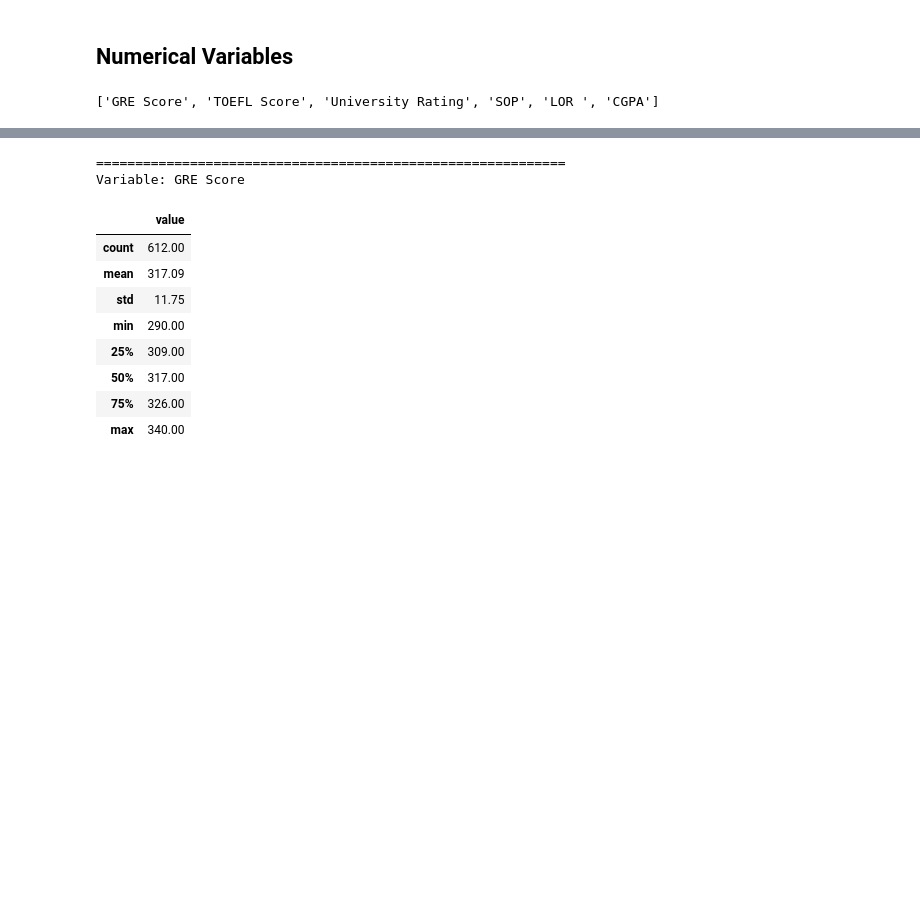
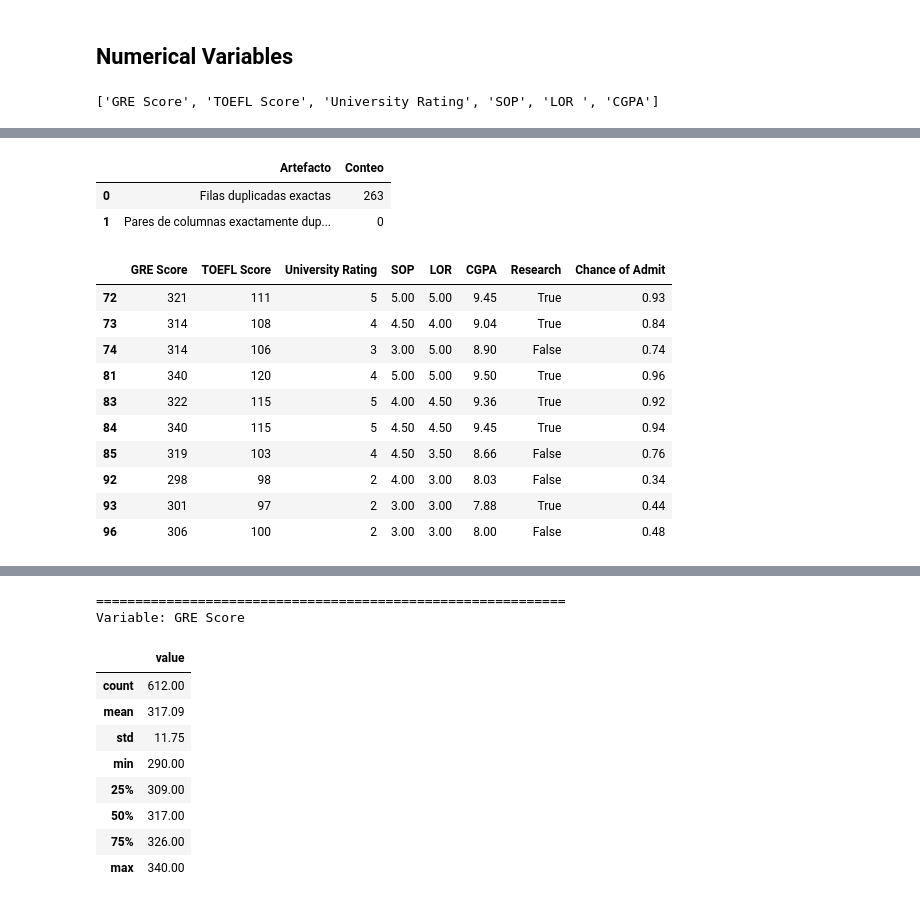
Before and after one commit to mangel477/Admisiones-predict-project, a Jupyter notebook: notebooks/3-analysis/03.Analisis_univariable-MATR-2026-08-20.ipynb, the cells around one changed output, grey strips where cells are left out. Drawn from its saved outputs; the diff is of its cells as text; code cells hidden in the pictures; blank space fills up the shorter version.

```diff
--- a/notebooks/3-analysis/03.Analisis_univariable-MATR-2026-08-20.ipynb
+++ b/notebooks/3-analysis/03.Analisis_univariable-MATR-2026-08-20.ipynb
@@ -153,0 +257,41 @@ numerical_columns
+# %%
+DUPLICATE_PREVIEW_ROWS = 10
+
+duplicate_rows = admisiones_df.loc[admisiones_df.duplicated(keep=False)]
+duplicate_column_pairs = []
+for left_position, left_column in enumerate(admisiones_df.columns):
+    for right_column in admisiones_df.columns[left_position + 1 :]:
+        if admisiones_df[left_column].equals(admisiones_df[right_column]):
+            duplicate_column_pairs.append(
+                {"Columna izquierda": left_column, "Columna derecha": right_column}
+            )
+
+duplicate_summary = pd.DataFrame(
+    {
+        "Artefacto": [
+            "Filas duplicadas exactas",
+            "Pares de columnas exactamente duplicadas",
+        ],
+        "Conteo": [len(duplicate_rows), len(duplicate_column_pairs)],
+    }
+)
+display(duplicate_summary)
+if not duplicate_rows.empty:
+    display(duplicate_rows.head(DUPLICATE_PREVIEW_ROWS))
+if duplicate_column_pairs:
+    display(pd.DataFrame(duplicate_column_pairs))
+# %% [output]
+|  | Artefacto | Conteo |
+| 0 | Filas duplicadas exactas | 263 |
+| 1 | Pares de columnas exactamente dup... | 0 |
+|  | GRE Score | TOEFL Score | University Rating | SOP | LOR | CGPA | Research | Chance of Admit |
+| 72 | 321 | 111 | 5 | 5.00 | 5.00 | 9.45 | True | 0.93 |
+| 73 | 314 | 108 | 4 | 4.50 | 4.00 | 9.04 | True | 0.84 |
+| 74 | 314 | 106 | 3 | 3.00 | 5.00 | 8.90 | False | 0.74 |
+| 81 | 340 | 120 | 4 | 5.00 | 5.00 | 9.50 | True | 0.96 |
+| 83 | 322 | 115 | 5 | 4.00 | 4.50 | 9.36 | True | 0.92 |
+| 84 | 340 | 115 | 5 | 4.50 | 4.50 | 9.45 | True | 0.94 |
+| 85 | 319 | 103 | 4 | 4.50 | 3.50 | 8.66 | False | 0.76 |
+| 92 | 298 | 98 | 2 | 4.00 | 3.00 | 8.03 | False | 0.34 |
+| 93 | 301 | 97 | 2 | 3.00 | 3.00 | 7.88 | True | 0.44 |
+| 96 | 306 | 100 | 2 | 3.00 | 3.00 | 8.00 | False | 0.48 |
```
Also changed, not shown: parts of 13 cells of this notebook, 1 other file.
